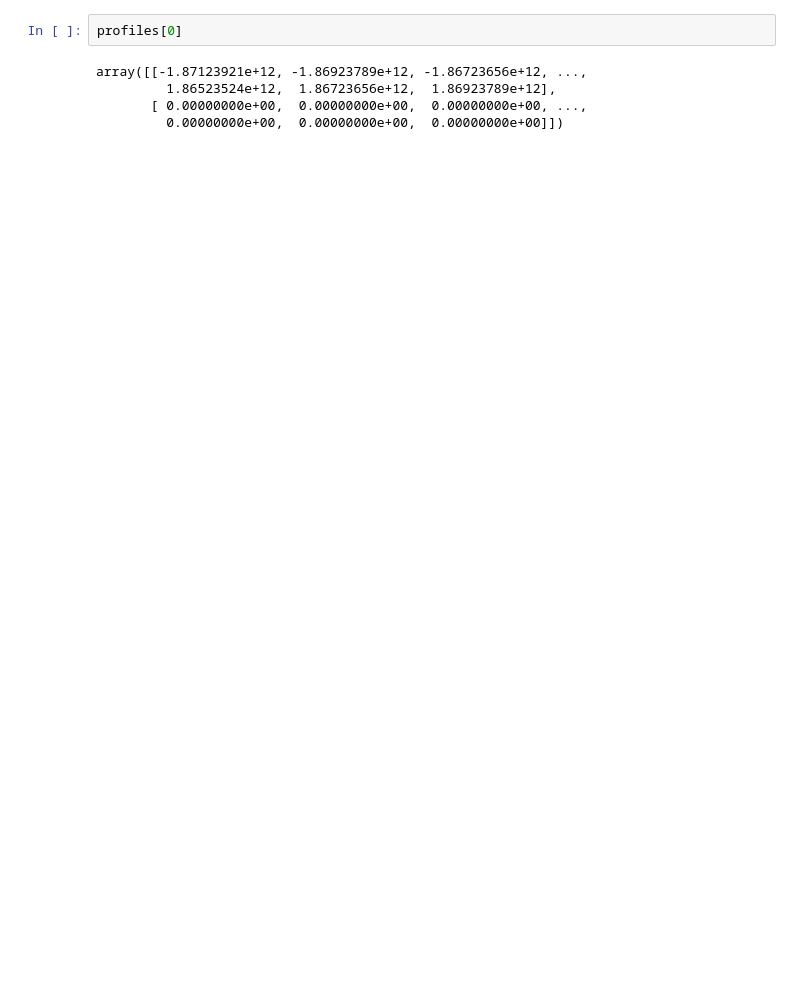
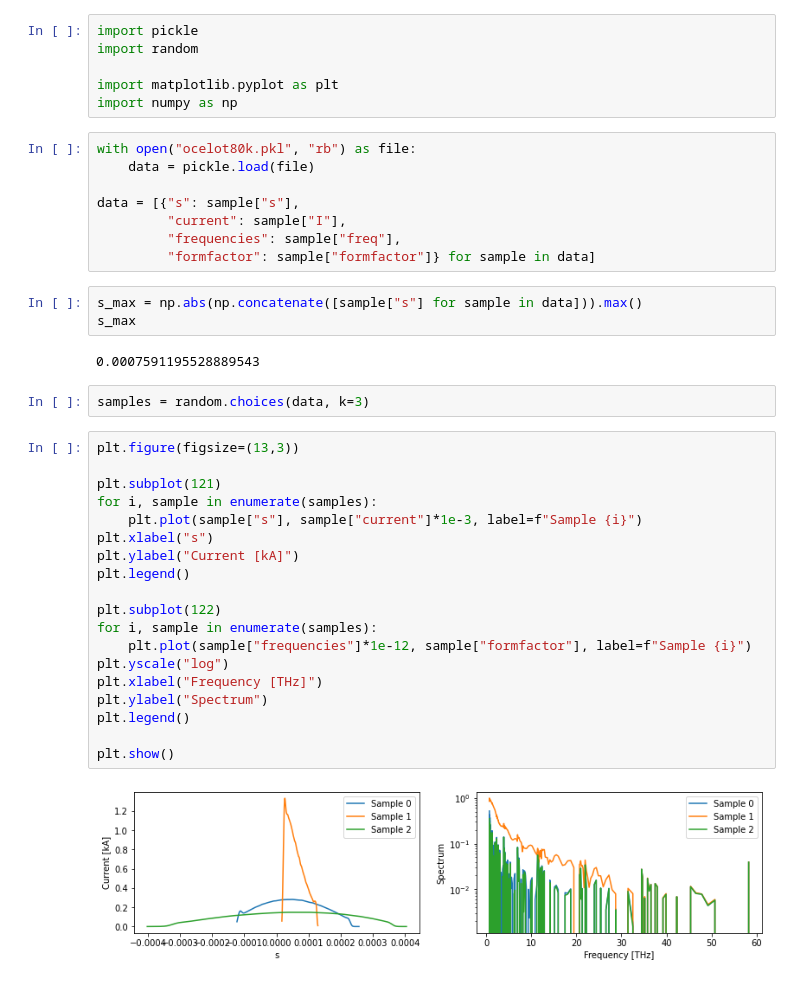
Before and after one commit to jank324/spectral-vd-euxfel, a Jupyter notebook: spectral_vd_current.ipynb, the cells around one changed output. Drawn from its saved outputs; the diff is of its cells as text; blank space fills up the shorter version.

Commit message:
Made sure to save the current state

```diff
--- a/spectral_vd_current.ipynb
+++ b/spectral_vd_current.ipynb
@@ -10,7 +1,42 @@ profiles = load_current_profiles(path, shear, pixel_size)
-# %%
-profiles[0]
-# %% [output]
-array([[-1.87123921e+12, -1.86923789e+12, -1.86723656e+12, ...,
-         1.86523524e+12,  1.86723656e+12,  1.86923789e+12],
-       [ 0.00000000e+00,  0.00000000e+00,  0.00000000e+00, ...,
-         0.00000000e+00,  0.00000000e+00,  0.00000000e+00]])
+# %%
+import pickle
+import random
+
+import matplotlib.pyplot as plt
+import numpy as np
+# %%
+with open("ocelot80k.pkl", "rb") as file:
+    data = pickle.load(file)
+
+data = [{"s": sample["s"],
+         "current": sample["I"],
+         "frequencies": sample["freq"],
+         "formfactor": sample["formfactor"]} for sample in data]
+# %%
+s_max = np.abs(np.concatenate([sample["s"] for sample in data])).max()
+s_max
+# %% [output]
+0.0007591195528889543
+# %%
+samples = random.choices(data, k=3)
+# %%
+plt.figure(figsize=(13,3))
+
+plt.subplot(121)
+for i, sample in enumerate(samples):
+    plt.plot(sample["s"], sample["current"]*1e-3, label=f"Sample {i}")
+plt.xlabel("s")
+plt.ylabel("Current [kA]")
+plt.legend()
+
+plt.subplot(122)
+for i, sample in enumerate(samples):
+    plt.plot(sample["frequencies"]*1e-12, sample["formfactor"], label=f"Sample {i}")
+plt.yscale("log")
+plt.xlabel("Frequency [THz]")
+plt.ylabel("Spectrum")
+plt.legend()
+
+plt.show()
+# %% [output]
+[figure, added]
```
Also changed, not shown: parts of 9 cells of this notebook, 1 other file.
